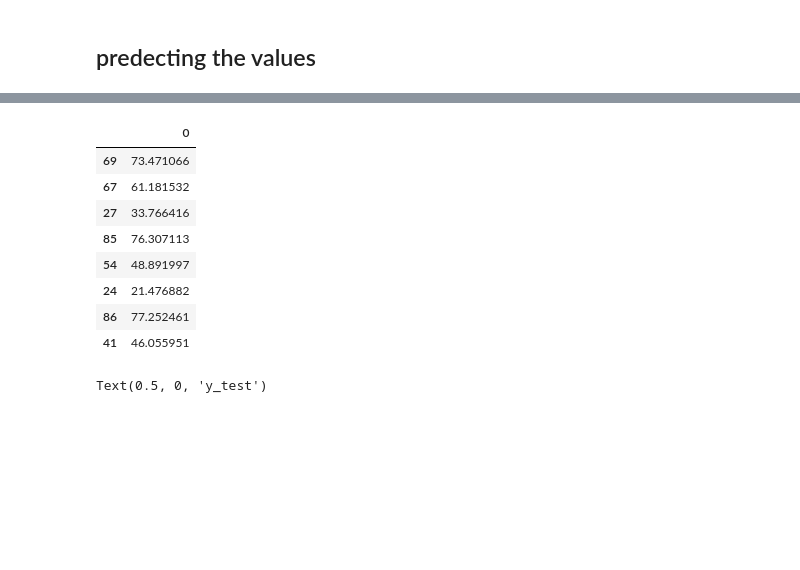
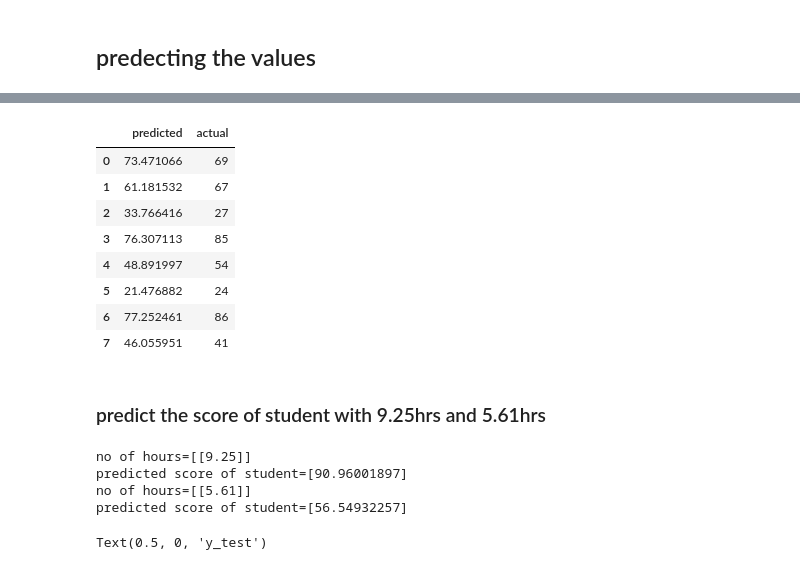
Before and after one commit to shivaprasadyanala/GRIP-internship-task2, a Jupyter notebook: GRIP internship student data task1.ipynb, the cells around one changed output, grey strips where cells are left out. Drawn from its saved outputs; the diff is of its cells as text; code cells hidden in the pictures; blank space fills up the shorter version.

Commit message:
added simple predictions

```diff
--- a/GRIP internship student data task1.ipynb
+++ b/GRIP internship student data task1.ipynb
@@ -165,17 +184,33 @@ pred_y = lm.predict(X_test)
 # %%
 #displaying dataframe containting predicted and original values
-df = pd.DataFrame(pred_y,y_test)
+df = pd.DataFrame({'predicted':pred_y,'actual':y_test})
 df
 # %% [output]
-|  | 0 |
-| 69 | 73.471066 |
-| 67 | 61.181532 |
-| 27 | 33.766416 |
-| 85 | 76.307113 |
-| 54 | 48.891997 |
-| 24 | 21.476882 |
-| 86 | 77.252461 |
-| 41 | 46.055951 |
+|  | predicted | actual |
+| 0 | 73.471066 | 69 |
+| 1 | 61.181532 | 67 |
+| 2 | 33.766416 | 27 |
+| 3 | 76.307113 | 85 |
+| 4 | 48.891997 | 54 |
+| 5 | 21.476882 | 24 |
+| 6 | 77.252461 | 86 |
+| 7 | 46.055951 | 41 |
+# %% [markdown]
+### predict the score of student with 9.25hrs and 5.61hrs
+# %%
+hours = [[9.25]]
+own_pred = lm.predict(hours)
+print("no of hours={}".format(hours))
+print("predicted score of student={}".format(own_pred))
+hours = [[5.61]]
+own_pred = lm.predict(hours)
+print("no of hours={}".format(hours))
+print("predicted score of student={}".format(own_pred))
+# %% [output]
+no of hours=[[9.25]]
+predicted score of student=[90.96001897]
+no of hours=[[5.61]]
+predicted score of student=[56.54932257]
 # %%
 #plotting original and predicted values
 plt.scatter(pred_y,y_test)
```
Also changed, not shown: parts of 4 cells of this notebook.
